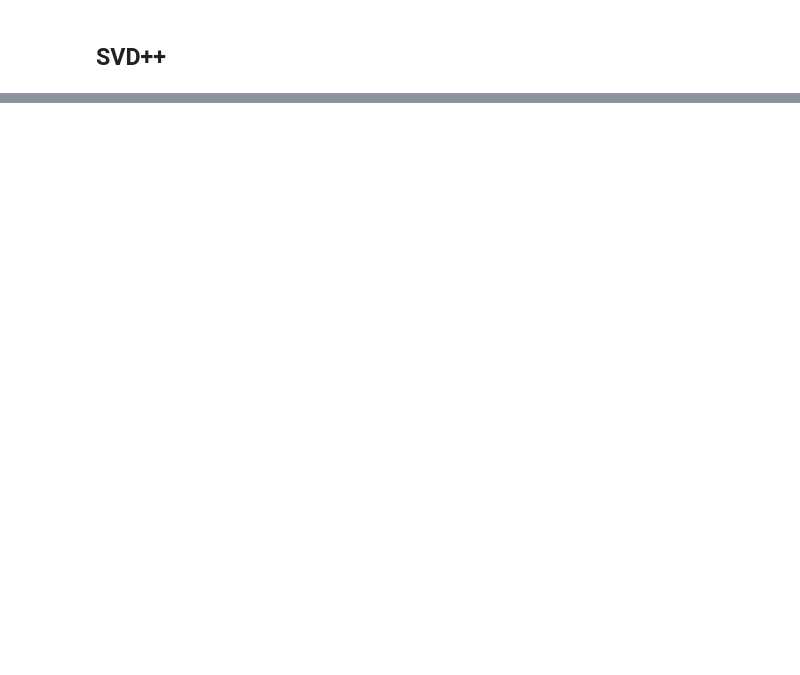
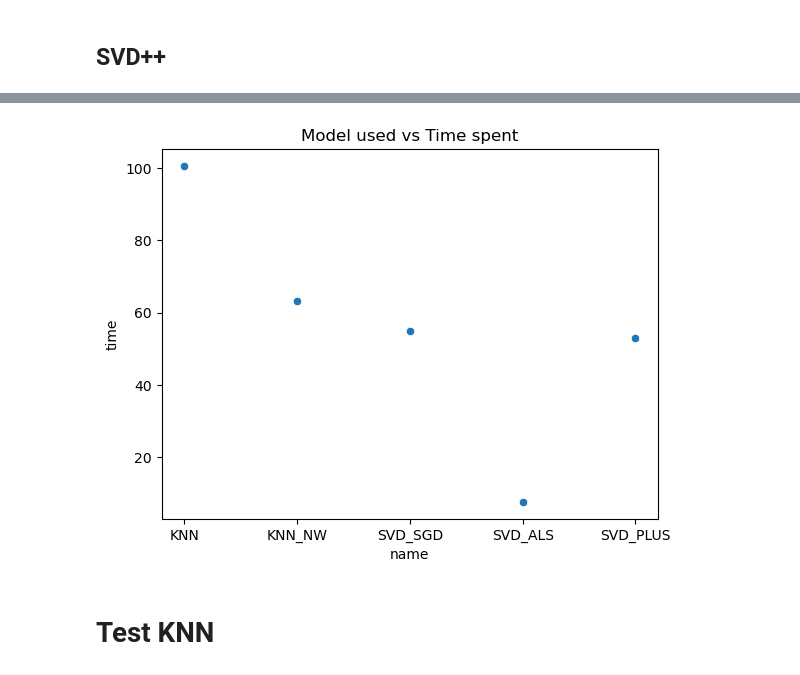
Before and after one commit to grach0v/AI_Masters, a Jupyter notebook: Recommendations/hw1/hw1.ipynb, the cells around one changed output, grey strips where cells are left out. Cells and saved outputs as stored; diff of their text form; code cells hidden in the pictures; blank space fills up the shorter version.

```diff
--- a/Recommendations/hw1/hw1.ipynb
+++ b/Recommendations/hw1/hw1.ipynb
@@ -448,0 +477,28 @@ MAE of svd_plus 0.84
+# %%
+start = time()
+
+model = SVD(emb_size=20, n_users=train.shape[0], n_items=train.shape[1])
+model.train_sgd(train_df, lr=0.01, n_epochs=50, reg_lambda=0.1)
+preds = model.predict(test_df)
+
+end = time()
+
+time_measure['SVD_SGD'] = end - start
+# %%
+start = time()
+
+model = SVD(emb_size=20, n_users=train.shape[0], n_items=train.shape[1])
+model.train_als(train, n_epochs=10, alpha=1)
+preds = model.predict(test_df)
+
+end = time()
+time_measure['SVD_ALS'] = end - start
+# %%
+start = time()
+
+model = SVDPlus(emb_size=20, n_users=train.shape[0], n_items=train.shape[1])
+model.train_sgd(train_df, train, lr=0.005, n_epochs=10, reg_lambda=10)
+preds = model.predict(test_df)
+
+end = time()
+time_measure['SVD_PLUS'] = end - start
@@ -448,0 +508,10 @@ MAE of svd_plus 0.84
+# %%
+stats_df = pd.DataFrame(time_measure.items(), columns=['name', 'time'])
+# %%
+plt.title('Model used vs Time spent')
+sns.scatterplot(stats_df, x='name', y='time')
+plt.show()
+# %% [output]
+[figure, added]
+# %% [markdown]
+# Test KNN
```
Also changed, not shown: parts of 20 cells of this notebook.
